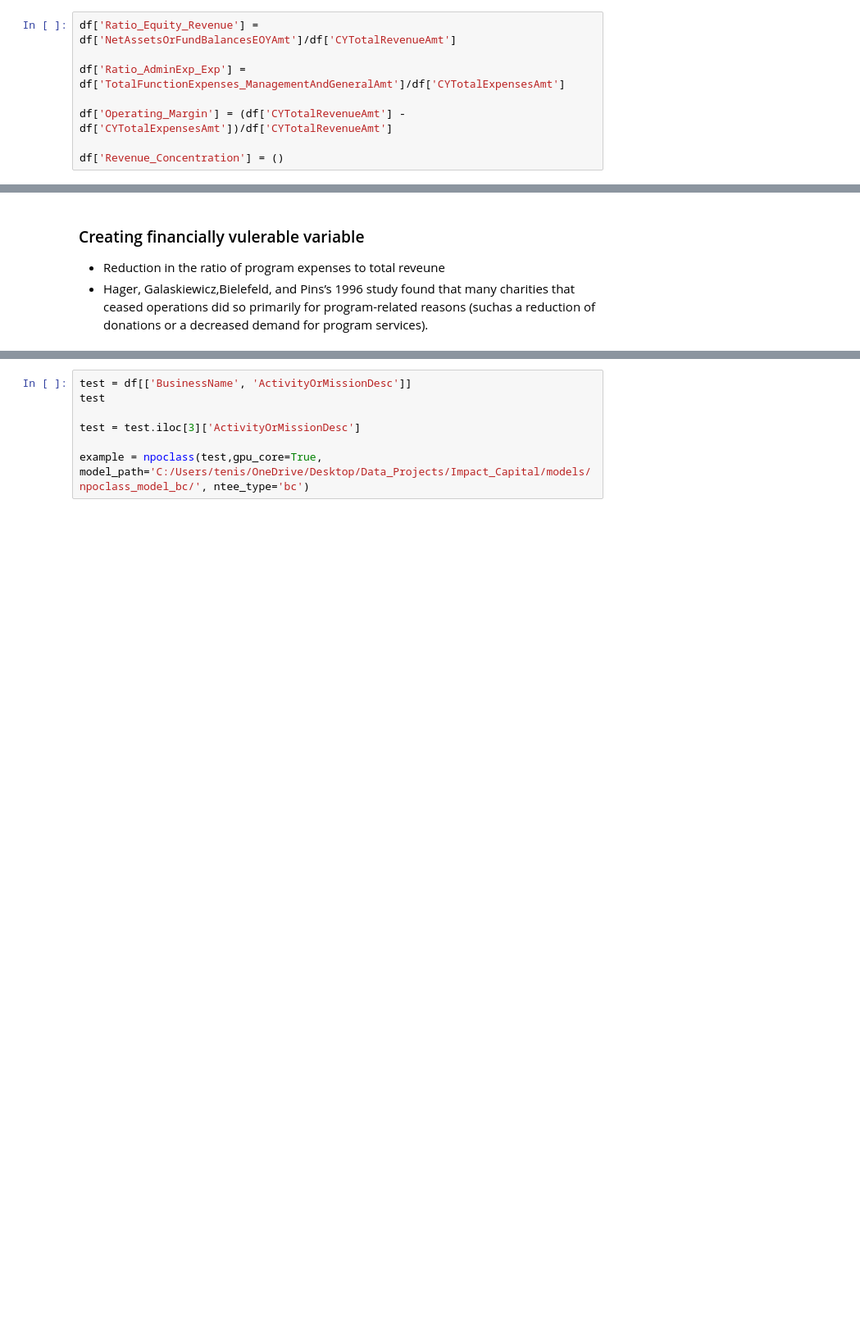
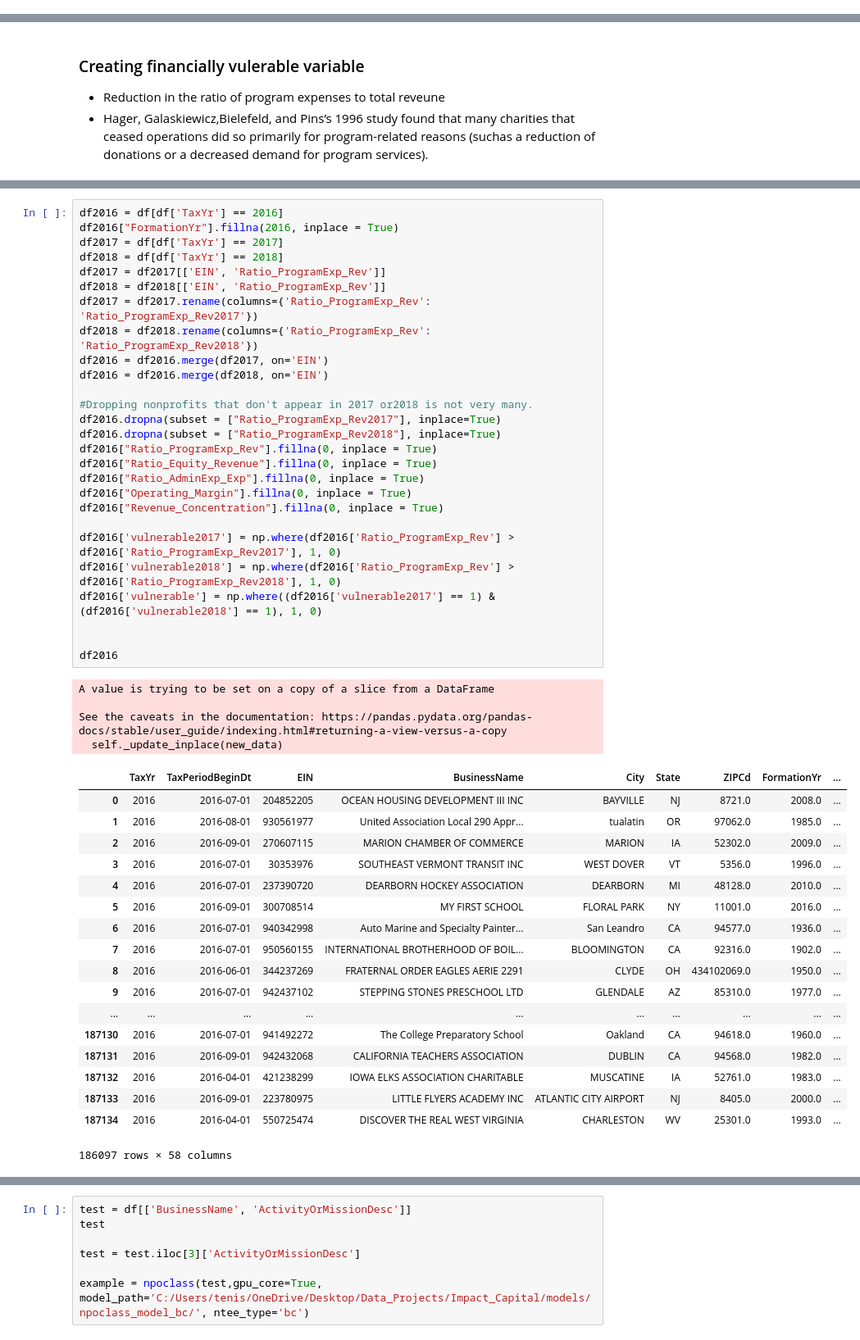
Before and after one commit to ethantenison/Impact_Capital, a Jupyter notebook: notebooks/990master.ipynb, the cells around one changed output, grey strips where cells are left out. Shown at 82% size. Saved outputs shown, nothing was run; the diff lists cells and outputs as text; blank space fills up the shorter version.

```diff
--- a/notebooks/990master.ipynb
+++ b/notebooks/990master.ipynb
@@ -451,8 +478,0 @@ df
-# %%
-df['Ratio_Equity_Revenue'] = df['NetAssetsOrFundBalancesEOYAmt']/df['CYTotalRevenueAmt']
-
-df['Ratio_AdminExp_Exp'] = df['TotalFunctionExpenses_ManagementAndGeneralAmt']/df['CYTotalExpensesAmt']
-
-df['Operating_Margin'] = (df['CYTotalRevenueAmt'] - df['CYTotalExpensesAmt'])/df['CYTotalRevenueAmt']
-
-df['Revenue_Concentration'] = ()
@@ -485,0 +516,50 @@ df
+# %%
+df2016 = df[df['TaxYr'] == 2016]
+df2016["FormationYr"].fillna(2016, inplace = True)
+df2017 = df[df['TaxYr'] == 2017]
+df2018 = df[df['TaxYr'] == 2018]
+df2017 = df2017[['EIN', 'Ratio_ProgramExp_Rev']]
+df2018 = df2018[['EIN', 'Ratio_ProgramExp_Rev']]
+df2017 = df2017.rename(columns={'Ratio_ProgramExp_Rev': 'Ratio_ProgramExp_Rev2017'})
+df2018 = df2018.rename(columns={'Ratio_ProgramExp_Rev': 'Ratio_ProgramExp_Rev2018'})
+df2016 = df2016.merge(df2017, on='EIN')
+df2016 = df2016.merge(df2018, on='EIN')
+
+#Dropping nonprofits that don't appear in 2017 or2018 is not very many.
+df2016.dropna(subset = ["Ratio_ProgramExp_Rev2017"], inplace=True)
+df2016.dropna(subset = ["Ratio_ProgramExp_Rev2018"], inplace=True)
+df2016["Ratio_ProgramExp_Rev"].fillna(0, inplace = True)
+df2016["Ratio_Equity_Revenue"].fillna(0, inplace = True)
+df2016["Ratio_AdminExp_Exp"].fillna(0, inplace = True)
+df2016["Operating_Margin"].fillna(0, inplace = True)
+df2016["Revenue_Concentration"].fillna(0, inplace = True)
+
+df2016['vulnerable2017'] = np.where(df2016['Ratio_ProgramExp_Rev'] > df2016['Ratio_ProgramExp_Rev2017'], 1, 0)
+df2016['vulnerable2018'] = np.where(df2016['Ratio_ProgramExp_Rev'] > df2016['Ratio_ProgramExp_Rev2018'], 1, 0)
+df2016['vulnerable'] = np.where((df2016['vulnerable2017'] == 1) & (df2016['vulnerable2018'] == 1), 1, 0)
+
+
+df2016
+# %% [output]
+A value is trying to be set on a copy of a slice from a DataFrame
+
+See the caveats in the documentation: https://pandas.pydata.org/pandas-docs/stable/user_guide/indexing.html#returning-a-view-versus-a-copy
+  self._update_inplace(new_data)
+|  | TaxYr | TaxPeriodBeginDt | EIN | BusinessName | City | State | ZIPCd | FormationYr | ... |
+| 0 | 2016 | 2016-07-01 | 204852205 | OCEAN HOUSING DEVELOPMENT III INC | BAYVILLE | NJ | 8721.0 | 2008.0 | ... |
+| 1 | 2016 | 2016-08-01 | 930561977 | United Association Local 290 Appr... | tualatin | OR | 97062.0 | 1985.0 | ... |
+| 2 | 2016 | 2016-09-01 | 270607115 | MARION CHAMBER OF COMMERCE | MARION | IA | 52302.0 | 2009.0 | ... |
+| 3 | 2016 | 2016-07-01 | 30353976 | SOUTHEAST VERMONT TRANSIT INC | WEST DOVER | VT | 5356.0 | 1996.0 | ... |
+| 4 | 2016 | 2016-07-01 | 237390720 | DEARBORN HOCKEY ASSOCIATION | DEARBORN | MI | 48128.0 | 2010.0 | ... |
+| 5 | 2016 | 2016-09-01 | 300708514 | MY FIRST SCHOOL | FLORAL PARK | NY | 11001.0 | 2016.0 | ... |
+| 6 | 2016 | 2016-07-01 | 940342998 | Auto Marine and Specialty Painter... | San Leandro | CA | 94577.0 | 1936.0 | ... |
+| 7 | 2016 | 2016-07-01 | 950560155 | INTERNATIONAL BROTHERHOOD OF BOIL... | BLOOMINGTON | CA | 92316.0 | 1902.0 | ... |
+| 8 | 2016 | 2016-06-01 | 344237269 | FRATERNAL ORDER EAGLES AERIE 2291 | CLYDE | OH | 434102069.0 | 1950.0 | ... |
+| 9 | 2016 | 2016-07-01 | 942437102 | STEPPING STONES PRESCHOOL LTD | GLENDALE | AZ | 85310.0 | 1977.0 | ... |
+| ... | ... | ... | ... | ... | ... | ... | ... | ... | ... |
+| 187130 | 2016 | 2016-07-01 | 941492272 | The College Preparatory School | Oakland | CA | 94618.0 | 1960.0 | ... |
+| 187131 | 2016 | 2016-09-01 | 942432068 | CALIFORNIA TEACHERS ASSOCIATION | DUBLIN | CA | 94568.0 | 1982.0 | ... |
+| 187132 | 2016 | 2016-04-01 | 421238299 | IOWA ELKS ASSOCIATION CHARITABLE | MUSCATINE | IA | 52761.0 | 1983.0 | ... |
+| 187133 | 2016 | 2016-09-01 | 223780975 | LITTLE FLYERS ACADEMY INC | ATLANTIC CITY AIRPORT | NJ | 8405.0 | 2000.0 | ... |
+| 187134 | 2016 | 2016-04-01 | 550725474 | DISCOVER THE REAL WEST VIRGINIA | CHARLESTON | WV | 25301.0 | 1993.0 | ... |
+186097 rows × 58 columns
```
Also changed, not shown: parts of 15 cells of this notebook.
